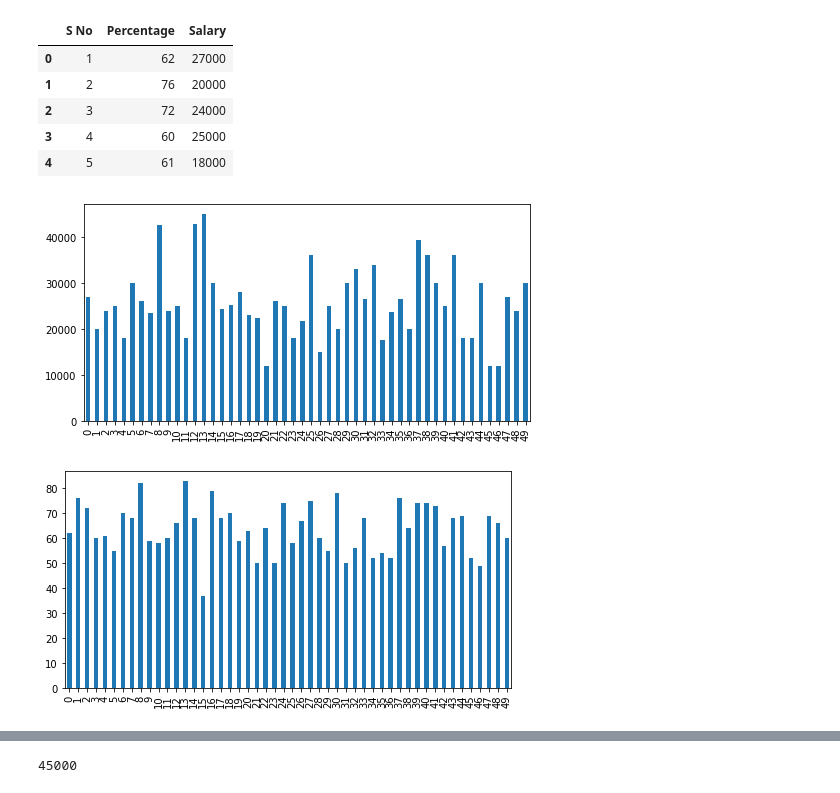
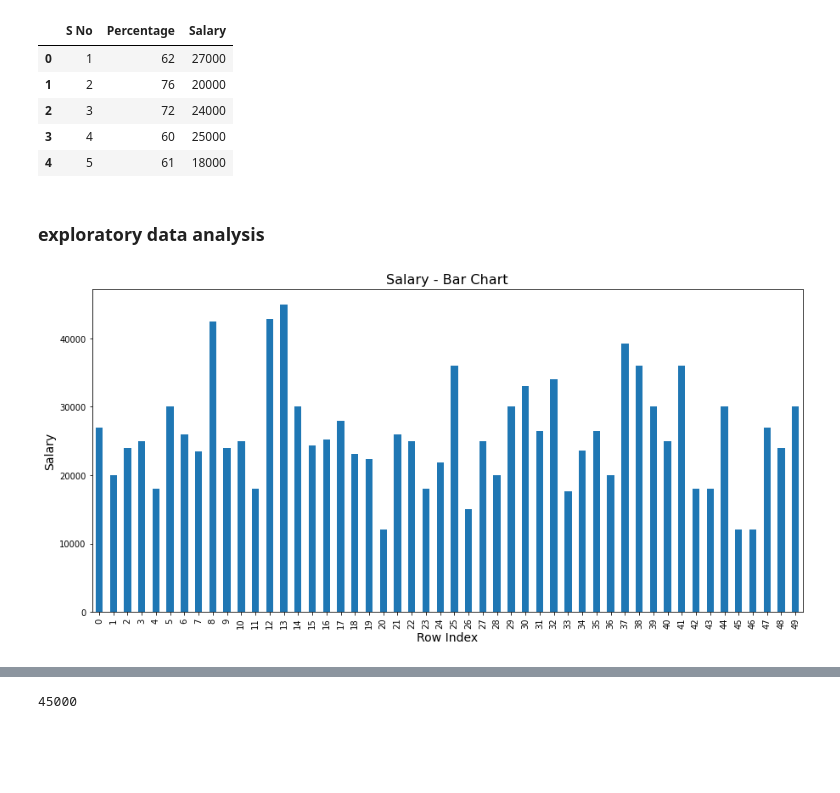
Before and after one commit to raviakasapu/MachineLearning, a Jupyter notebook: ML_Simple_Linear_Regression.ipynb, the cells around one changed output, grey strips where cells are left out. Drawn from its saved outputs; the diff is of its cells as text; code cells hidden in the pictures; blank space fills up the shorter version.

```diff
--- a/ML_Simple_Linear_Regression.ipynb
+++ b/ML_Simple_Linear_Regression.ipynb
@@ -34,13 +38,15 @@ salary_df.head(5)
 | 4 | 5 | 61 | 18000 |
 # %%
 salary_df.drop('S No', axis=1, inplace=True)
-# %%
-salary_df['Salary'].plot.bar(figsize=[8, 4])
-plt.show()
-# %% [output]
-[figure, removed]
-# %%
-salary_df['Percentage'].plot.bar(figsize=[8, 4])
-plt.show()
-# %% [output]
-[figure, removed]
+# %% [markdown]
+### **exploratory data analysis**
+# %%
+salary_df['Salary'].plot.bar(figsize=[15, 7])
+
+plt.xlabel(xlabel='Row Index', size=14)
+plt.ylabel(ylabel='Salary', size=14)
+plt.title(label='Salary - Bar Chart', size=16)
+
+plt.show()
+# %% [output]
+[figure, added]
```
Also changed, not shown: parts of 22 cells of this notebook.
